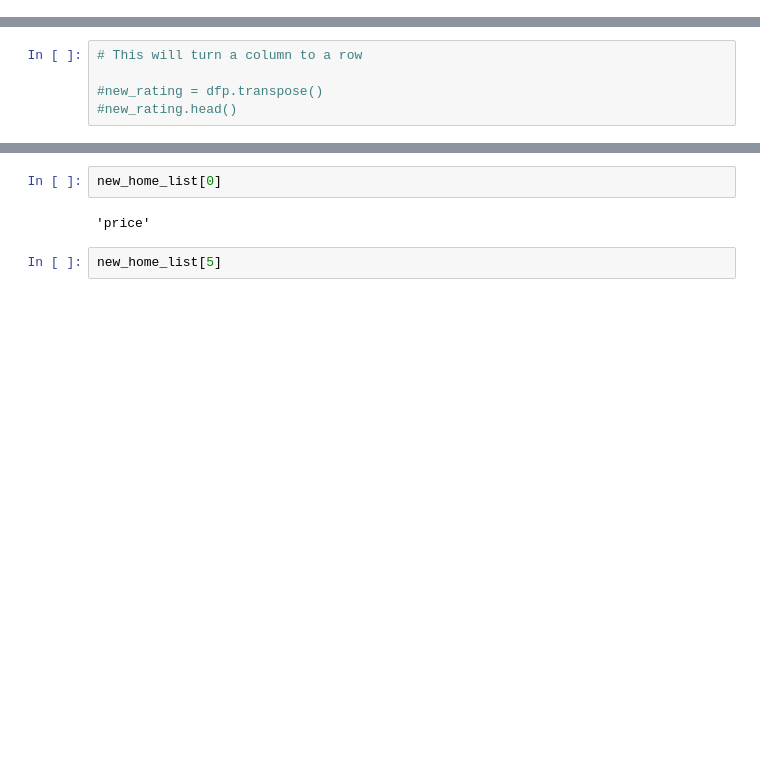
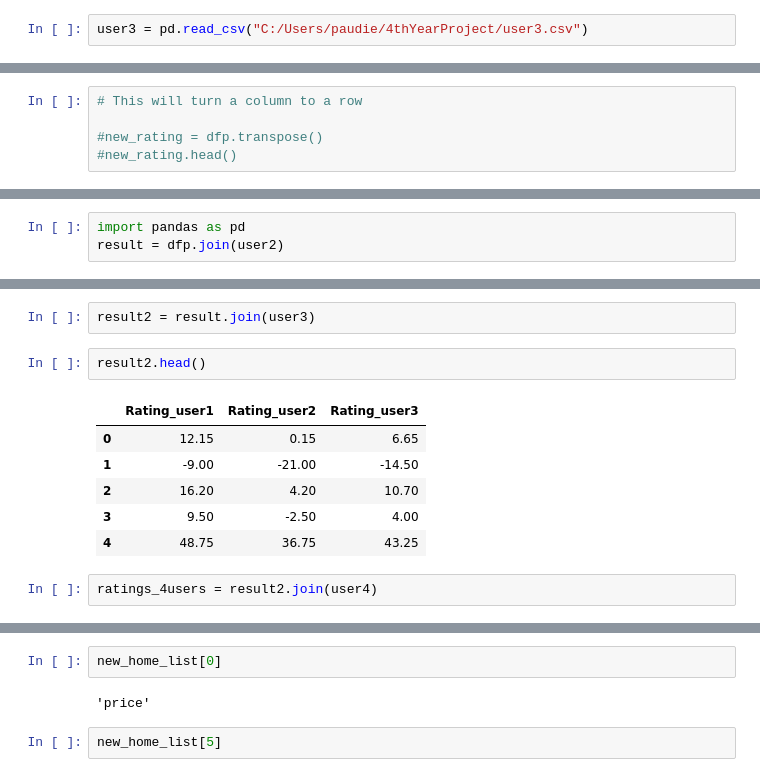
Before and after one commit to paudieHealy/4thYearProject, a Jupyter notebook: FindAHome.ipynb, the cells around one changed output, grey strips where cells are left out. Saved outputs shown, nothing was run; the diff lists cells and outputs as text; blank space fills up the shorter version.

```diff
--- a/FindAHome.ipynb
+++ b/FindAHome.ipynb
@@ -419,0 +828,2 @@ dfp.columns = ['house_value','Rooms','Bathrooms','Levels','Zipcode','Rating']
+# %%
+user3 = pd.read_csv("C:/Users/paudie/4thYearProject/user3.csv")
@@ -470,0 +926,3 @@ final_list = dfp.join(new_list)
+# %%
+import pandas as pd
+result = dfp.join(user2)
@@ -470,0 +938,13 @@ final_list = dfp.join(new_list)
+# %%
+result2 = result.join(user3)
+# %%
+result2.head()
+# %% [output]
+|  | Rating_user1 | Rating_user2 | Rating_user3 |
+| 0 | 12.15 | 0.15 | 6.65 |
+| 1 | -9.00 | -21.00 | -14.50 |
+| 2 | 16.20 | 4.20 | 10.70 |
+| 3 | 9.50 | -2.50 | 4.00 |
+| 4 | 48.75 | 36.75 | 43.25 |
+# %%
+ratings_4users = result2.join(user4)
```
Also changed, not shown: parts of 60 cells of this notebook, 4 other files.
